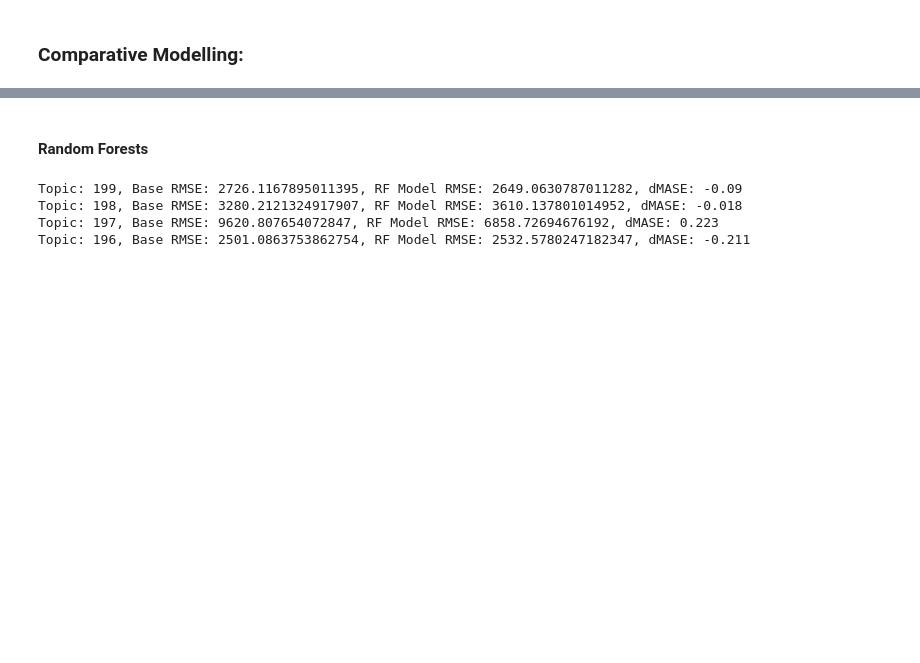
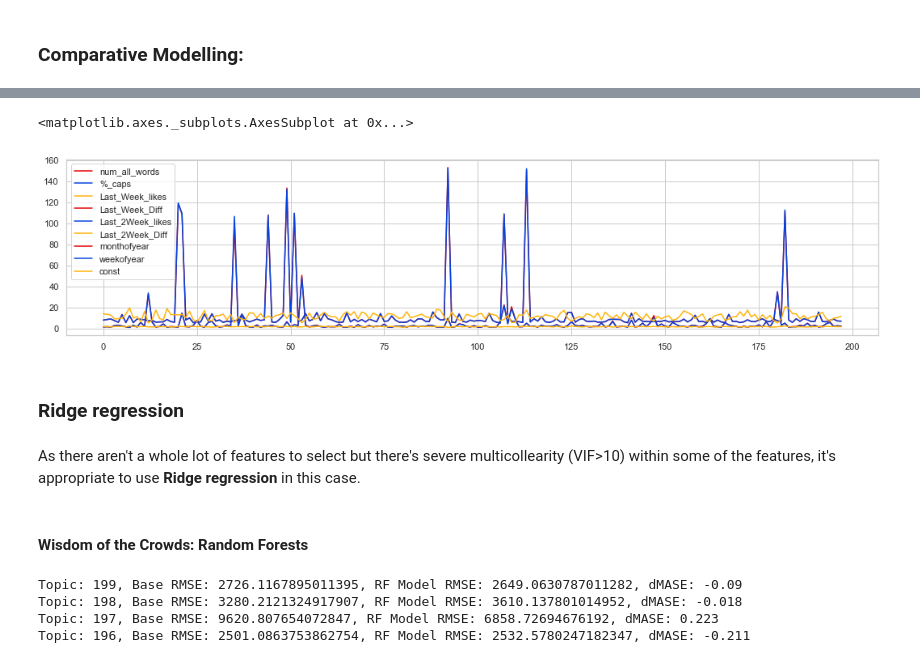
Before and after one commit to tguptaMT/TOPicks, a Jupyter notebook: TOPICS-step3_time_series_forecasting.ipynb, the cells around one changed output, grey strips where cells are left out. Cells and saved outputs as stored; diff of their text form; code cells hidden in the pictures; blank space fills up the shorter version.

Commit message:
Checked VIF for multicollinearity severity across clusters

```diff
--- a/TOPICS-step3_time_series_forecasting.ipynb
+++ b/TOPICS-step3_time_series_forecasting.ipynb
@@ -472,0 +486,2 @@ For now, I'll start with unoptimized gradient boosting as see how it performs.
+# %%
+X_eda = ts_preprocess(data=data, ntopic=1, metric='likes', sampling='W-MON', view_corr=True);
@@ -472,0 +507,11 @@ For now, I'll start with unoptimized gradient boosting as see how it performs.
+# %%
+# Check VIF for all 200 clusters:
+alltopics = data['predicted_topic'].unique()
+alltopics = sorted(alltopics, reverse=True)
+vif_df = pd.DataFrame()
+for ntopic in alltopics:
+    X_eda = ts_preprocess(data=data, ntopic=ntopic, metric='likes', sampling='W-MON', view_corr=False);
+    X_eda = X_eda.drop(columns=['likes_count']).assign(const=1) # Statsmodels VIF needs a constant in the features df
+    vif_df = vif_df.append(pd.DataFrame([variance_inflation_factor(X_eda.values, i)
+                                         for i in range(X_eda.shape[1])], index=X_eda.columns).T, ignore_index=True)
+vif_df.drop(columns=['const']).head()
@@ -472,0 +525,9 @@ For now, I'll start with unoptimized gradient boosting as see how it performs.
+# %%
+vif_df.plot(figsize=(18, 4))
+# %% [output]
+<matplotlib.axes._subplots.AxesSubplot at 0x...>
+[figure, added]
+# %% [markdown]
+### Ridge regression
+# %% [markdown]
+As there aren't a whole lot of features to select but there's severe multicollearity (VIF>10) within some of the features, it's appropriate to use __Ridge regression__ in this case.
@@ -473,5 +536,5 @@ For now, I'll start with unoptimized gradient boosting as see how it performs.
 # %% [markdown]
-#### Random Forests
+#### Wisdom of the Crowds: Random Forests
 # %%
 # Unoptimized Random Forests:
 summary_df, all_predictions = comp_ts_modelling(model_name='rf', model_tuning=False,
```
Also changed, not shown: parts of 15 cells of this notebook.
